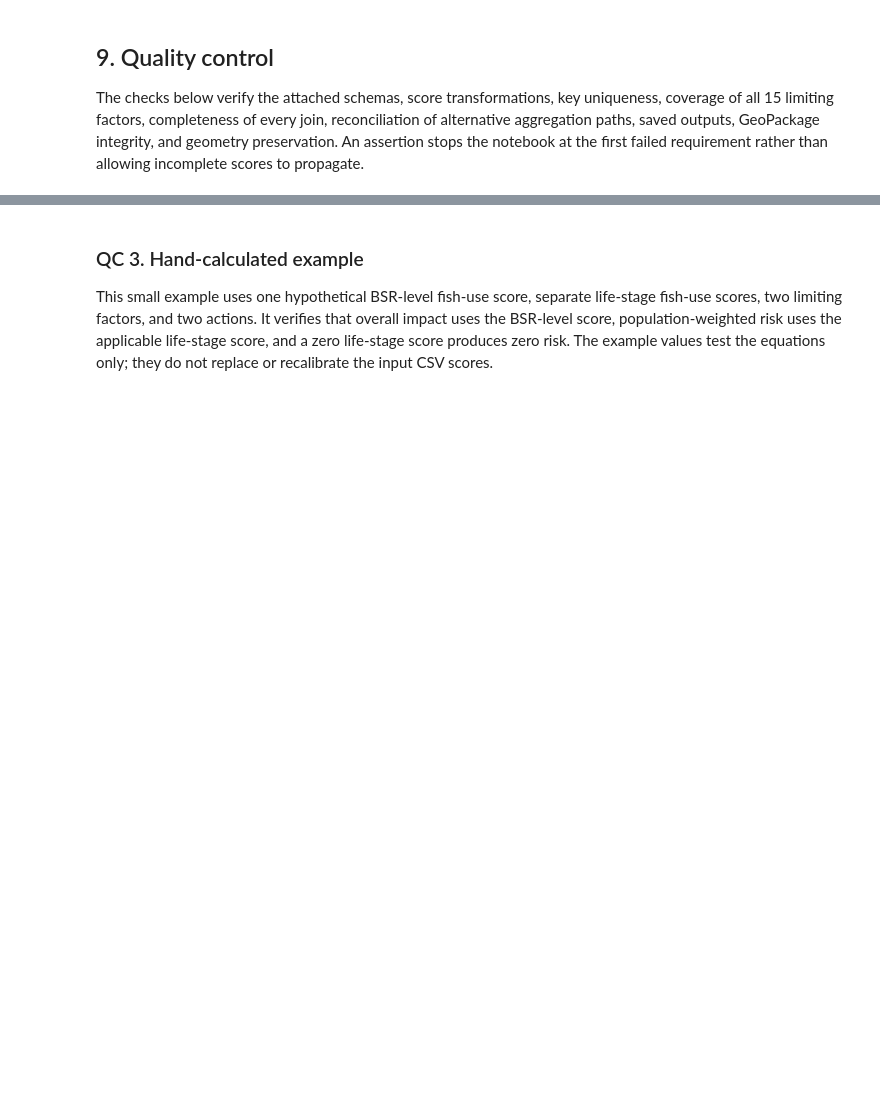
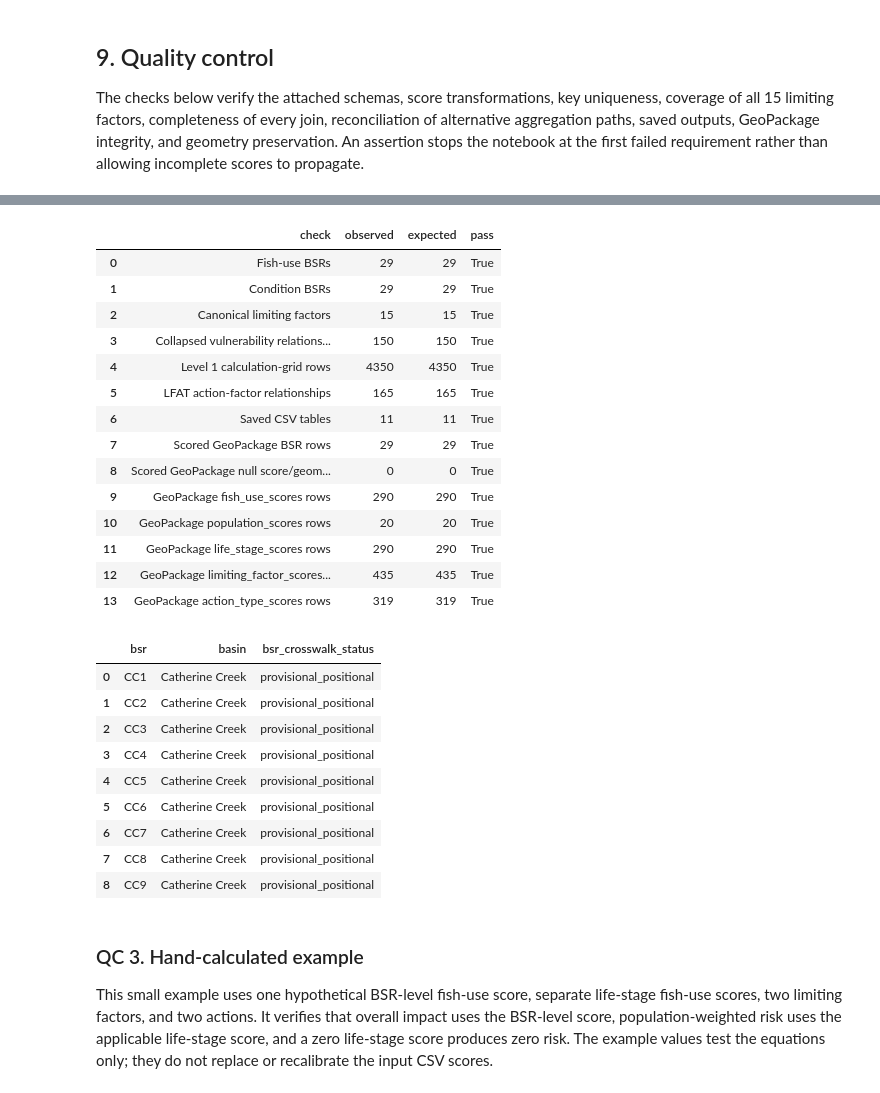
Before and after one commit to atdunwoody/atlas_lvl1-2_scoring_webapp, a Jupyter notebook: archive/atlas_integrated_scoring.ipynb, the cells around one changed output, grey strips where cells are left out. Cells and saved outputs as stored; diff of their text form; code cells hidden in the pictures; blank space fills up the shorter version.

```diff
--- a/archive/atlas_integrated_scoring.ipynb
+++ b/archive/atlas_integrated_scoring.ipynb
@@ -1402,6 +1596,40 @@ assert top_life_stage_rows.loc[
 ].gt(0).all()
 assert np.allclose(bsr_scores["impact_balance_difference"], 0.0)
 assert np.allclose(bsr_scores["risk_balance_difference"], 0.0)
+
+# Confirm that each overall BSR action score is exactly the sum of its
+# corresponding action-specific scores.
+action_score_sums = (
+    action_scores.groupby("bsr")
+    .agg(
+        overall_condition_improvement_score=(
+            "condition_improvement_score", "sum"
+        ),
+        overall_limiting_factor_amelioration_score=(
+            "limiting_factor_amelioration_score", "sum"
+        ),
+        overall_benefit_score=("action_benefit_score", "sum"),
+    )
+    .sort_index()
+)
+bsr_action_totals = (
+    bsr_scores.set_index("bsr")[
+        [
+            "overall_condition_improvement_score",
+            "overall_limiting_factor_amelioration_score",
+            "overall_benefit_score",
+        ]
+    ]
+    .sort_index()
+)
+pd.testing.assert_frame_equal(
+    bsr_action_totals,
+    action_score_sums,
+    check_dtype=False,
+    check_exact=False,
+    rtol=1e-12,
+    atol=1e-12,
+)
 assert all(path.exists() for path in OUTPUT_PATHS.values())
 for filename, source_table in {
     CORE_SCORE_FILES["fish_use"]: fish_use,
@@ -1471,33 +1699,59 @@ assert geometry_digest(
     BSR_OUTPUT_PATH,
     BSR_OUTPUT_LAYER,
     BSR_SOURCE_KEY,
     BSR_GEOMETRY_FIELD,
 )
 qc_rows.extend(
     [
         ["Scored GeoPackage BSR rows", scored_row_count, len(bsr_scores)],
         ["Scored GeoPackage null score/geometry rows", scored_null_count, 0],
         *[
             [
                 f"GeoPackage {table_name} rows",
                 gpkg_attribute_rows[table_name],
                 expected_gpkg_attribute_rows[table_name],
             ]
             for table_name in BSR_ATTRIBUTE_TABLES
         ],
     ]
 )
 
 qc_summary = pd.DataFrame(
     qc_rows, columns=["check", "observed", "expected"]
 )
 qc_summary["pass"] = qc_summary["observed"].eq(qc_summary["expected"])
 assert qc_summary["pass"].all()
 
 display(qc_summary)
 display(
     identifier_review.query("bsr_crosswalk_status != 'exact_identifier'")
 )
+# %% [output]
+|  | check | observed | expected | pass |
+| 0 | Fish-use BSRs | 29 | 29 | True |
+| 1 | Condition BSRs | 29 | 29 | True |
+| 2 | Canonical limiting factors | 15 | 15 | True |
+| 3 | Collapsed vulnerability relations... | 150 | 150 | True |
+| 4 | Level 1 calculation-grid rows | 4350 | 4350 | True |
+| 5 | LFAT action-factor relationships | 165 | 165 | True |
+| 6 | Saved CSV tables | 11 | 11 | True |
+| 7 | Scored GeoPackage BSR rows | 29 | 29 | True |
+| 8 | Scored GeoPackage null score/geom... | 0 | 0 | True |
+| 9 | GeoPackage fish_use_scores rows | 290 | 290 | True |
+| 10 | GeoPackage population_scores rows | 20 | 20 | True |
+| 11 | GeoPackage life_stage_scores rows | 290 | 290 | True |
+| 12 | GeoPackage limiting_factor_scores... | 435 | 435 | True |
+| 13 | GeoPackage action_type_scores rows | 319 | 319 | True |
+|  | bsr | basin | bsr_crosswalk_status |
+| 0 | CC1 | Catherine Creek | provisional_positional |
+| 1 | CC2 | Catherine Creek | provisional_positional |
+| 2 | CC3 | Catherine Creek | provisional_positional |
+| 3 | CC4 | Catherine Creek | provisional_positional |
+| 4 | CC5 | Catherine Creek | provisional_positional |
+| 5 | CC6 | Catherine Creek | provisional_positional |
+| 6 | CC7 | Catherine Creek | provisional_positional |
+| 7 | CC8 | Catherine Creek | provisional_positional |
+| 8 | CC9 | Catherine Creek | provisional_positional |
 # %% [markdown]
 ### QC 3. Hand-calculated example
 
```
Also changed, not shown: parts of 11 cells of this notebook, 14 other files.
